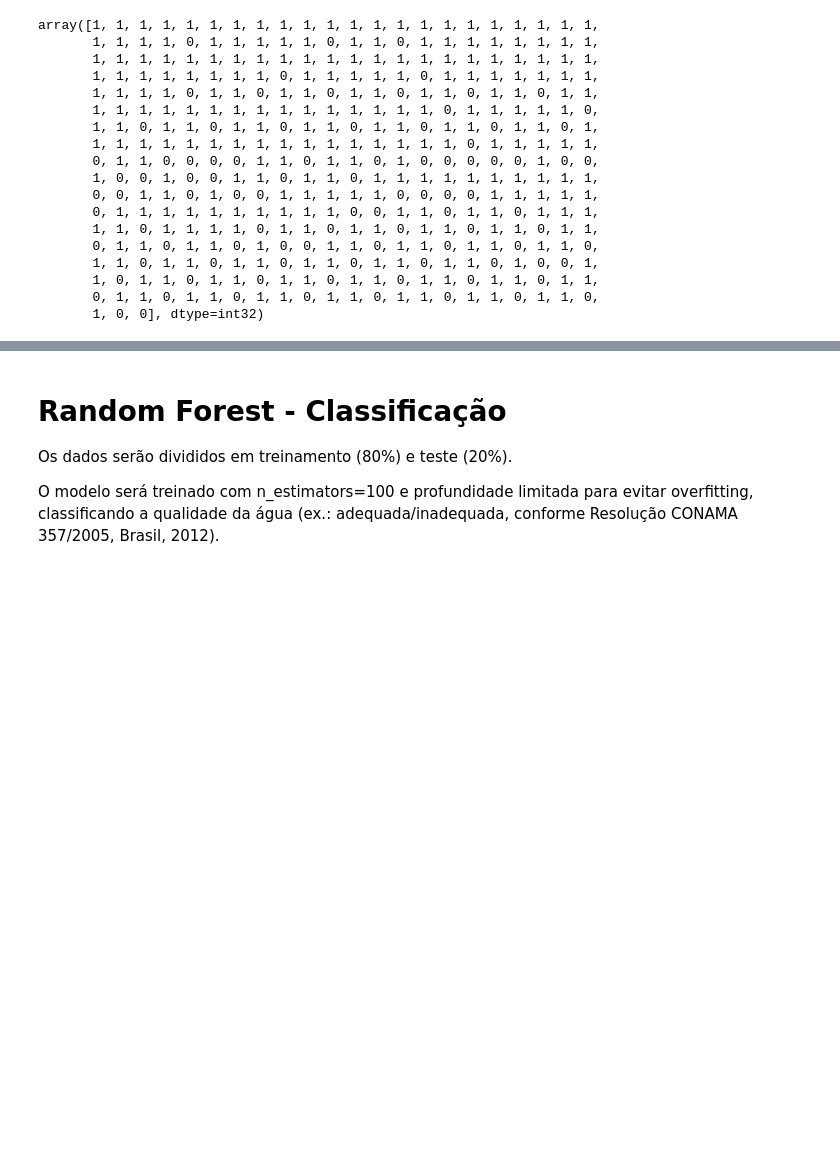
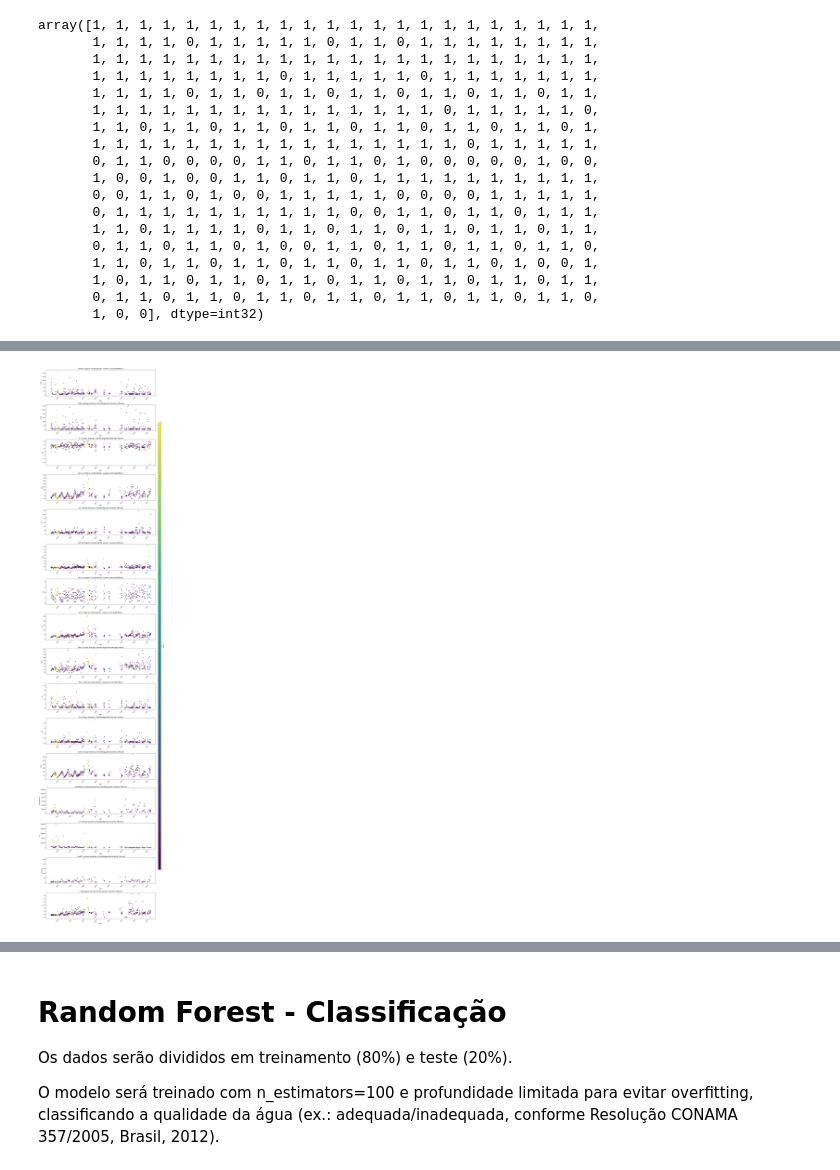
Before and after one commit to Guilherme-Betta/IC2, a Jupyter notebook: jupyter_notebooks/5_modelos_ML.ipynb, the cells around one changed output, grey strips where cells are left out. Drawn from its saved outputs; the diff is of its cells as text; code cells hidden in the pictures; blank space fills up the shorter version.

Commit message:
K-Means
Células gerando gráficos de clusterização K-Means indivudalmente para cada variável, utilizando a coluna data como base. Há uma visualização sem Scaling, e uma com

```diff
--- a/jupyter_notebooks/5_modelos_ML.ipynb
+++ b/jupyter_notebooks/5_modelos_ML.ipynb
@@ -145,29 +211,33 @@ plt.show()
 # %%
-n_clusters_list = [2, 3, 4]
+# Teste
 
-fig, axs = plt.subplots(
-    1,
-    len(n_clusters_list),
-    figsize=(20, 10)
-)
+n_clusters = 3  # De acordo com os testes anteriores, 3 parece ser o melhor número de clusters
 
-axs = axs.T
+kmeans = KMeans(n_clusters=n_clusters, random_state=0, n_init="auto")
+kmeans.fit(X_nonan)  # Talvez trocar X_nonan para X_pca
+labels = kmeans.labels_
 
-for i, n_clusters in enumerate(n_clusters_list):
-    kmeans = KMeans(n_clusters=n_clusters, random_state=0, n_init="auto")
-    kmeans.fit(X_pca)
-    centers = kmeans.cluster_centers_
+# Extrai datas que correspondem com as linhas de idx_nonan (algumas são removidas devido às células vazias)
+dates = dados_limpos.loc[idx_nonan, 'data_normalizada']
 
-    axs[i].scatter(X_pca[:, 0], X_pca[:, 1], s=10, c=kmeans.labels_)
-    axs[i].scatter(centers[:, 0], centers[:, 1], c="r", s=20)
+# Subplots individuais para as variáveis
+fig, axs = plt.subplots(len(variaveis), 1, figsize=(15, 4*len(variaveis)))
 
-    axs[i].set_title(f"{kmeans} : {n_clusters} clusters")
+if len(variaveis) == 1:
+    axs = [axs]
 
-for ax in axs.flat:
-    ax.label_outer()
-    ax.set_xticks([])
-    ax.set_yticks([])
+for i, var in enumerate(variaveis):
+    scatter = axs[i].scatter(dates, X_nonan[var], c=labels, cmap='viridis', s=20)
+    axs[i].set_ylabel(var)
+    axs[i].set_xlabel('Data')
+    axs[i].set_title(f'{var} ao longo do tempo (colorido segundo clustering K-Means)')
+    axs[i].tick_params(axis='x', rotation=45)
 
-plt.tight_layout()
+cbar_ax = fig.add_axes([0.92, 0.1, 0.02, 0.8])
+cbar = fig.colorbar(scatter, cax=cbar_ax, label='Cluster')
+cbar.set_ticks(range(n_clusters))
 
+plt.tight_layout(rect=[0, 0, 0.91, 1])
 plt.show()
+# %% [output]
+[figure, added]
```
Also changed, not shown: parts of 10 cells of this notebook.
